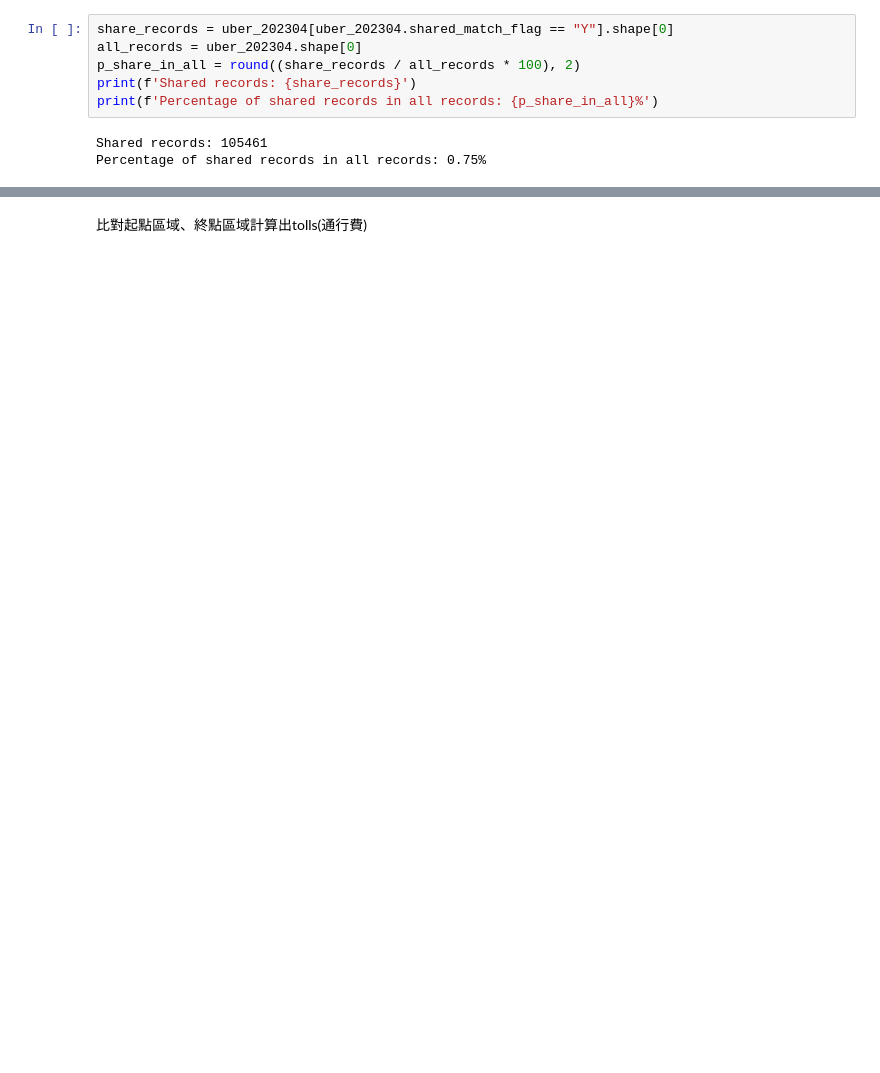
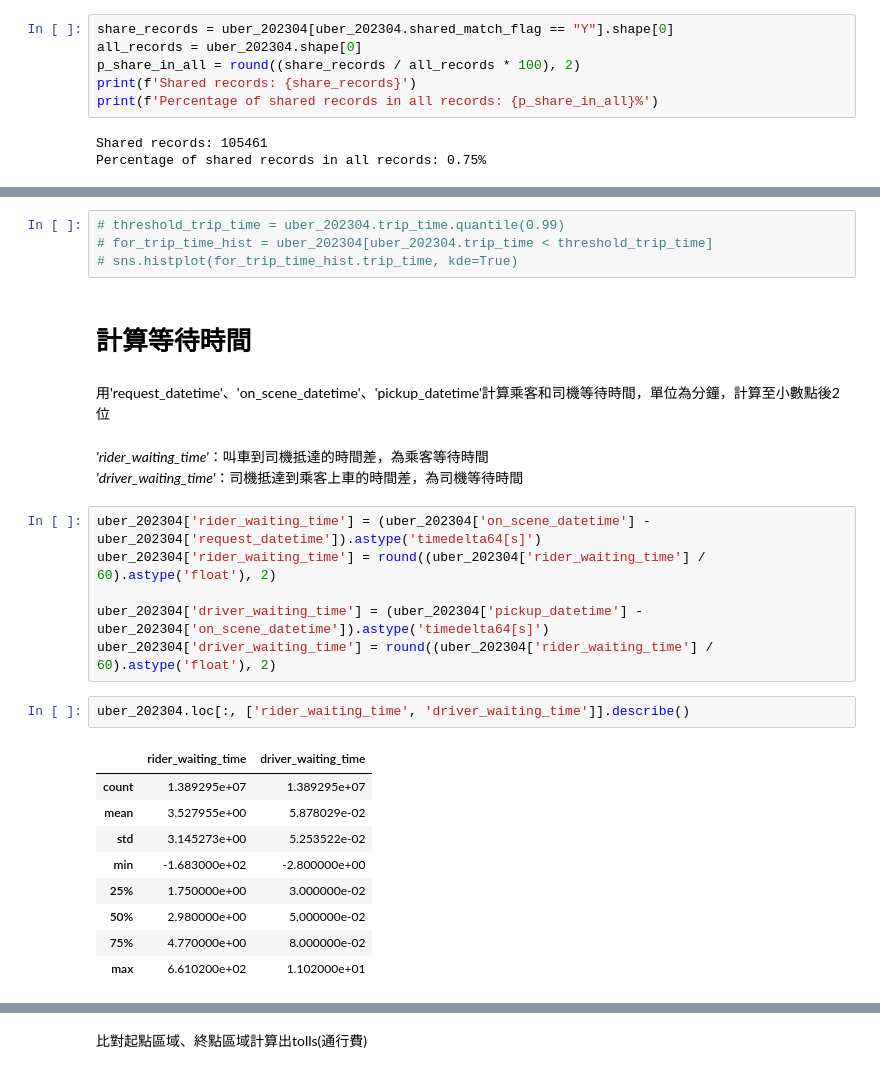
Before and after one commit to TicyYang/nyc-multimodal-ride-hailing-data-retrieval-platform, a Jupyter notebook: data_preprocessing_202304.ipynb, the cells around one changed output, grey strips where cells are left out. Cells and saved outputs as stored; diff of their text form; blank space fills up the shorter version.

```diff
--- a/data_preprocessing_202304.ipynb
+++ b/data_preprocessing_202304.ipynb
@@ -71,0 +167,29 @@ uber_202304.head()
+# %%
+# threshold_trip_time = uber_202304.trip_time.quantile(0.99)
+# for_trip_time_hist = uber_202304[uber_202304.trip_time < threshold_trip_time]
+# sns.histplot(for_trip_time_hist.trip_time, kde=True)
+# %% [markdown]
+# 計算等待時間
+# %% [markdown]
+用'request_datetime'、'on_scene_datetime'、'pickup_datetime'計算乘客和司機等待時間，單位為分鐘，計算至小數點後2位
+# %% [markdown]
+*'rider_waiting_time'*：叫車到司機抵達的時間差，為乘客等待時間
+*'driver_waiting_time'*：司機抵達到乘客上車的時間差，為司機等待時間
+# %%
+uber_202304['rider_waiting_time'] = (uber_202304['on_scene_datetime'] - uber_202304['request_datetime']).astype('timedelta64[s]')
+uber_202304['rider_waiting_time'] = round((uber_202304['rider_waiting_time'] / 60).astype('float'), 2)
+
+uber_202304['driver_waiting_time'] = (uber_202304['pickup_datetime'] - uber_202304['on_scene_datetime']).astype('timedelta64[s]')
+uber_202304['driver_waiting_time'] = round((uber_202304['rider_waiting_time'] / 60).astype('float'), 2)
+# %%
+uber_202304.loc[:, ['rider_waiting_time', 'driver_waiting_time']].describe()
+# %% [output]
+|  | rider_waiting_time | driver_waiting_time |
+| count | 1.389295e+07 | 1.389295e+07 |
+| mean | 3.527955e+00 | 5.878029e-02 |
+| std | 3.145273e+00 | 5.253522e-02 |
+| min | -1.683000e+02 | -2.800000e+00 |
+| 25% | 1.750000e+00 | 3.000000e-02 |
+| 50% | 2.980000e+00 | 5.000000e-02 |
+| 75% | 4.770000e+00 | 8.000000e-02 |
+| max | 6.610200e+02 | 1.102000e+01 |
```
Also changed, not shown: parts of 28 cells of this notebook.
